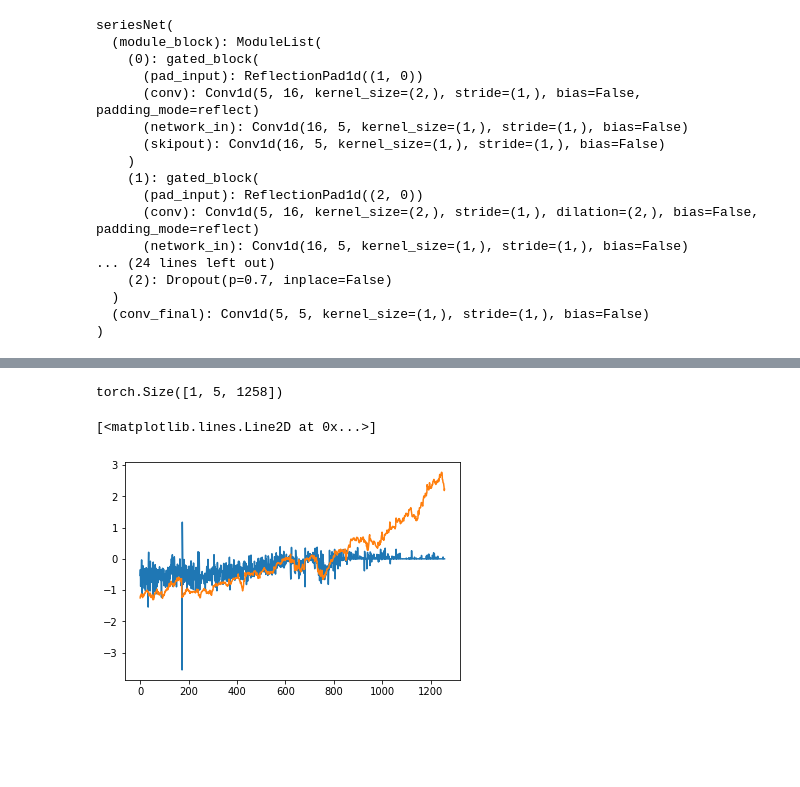
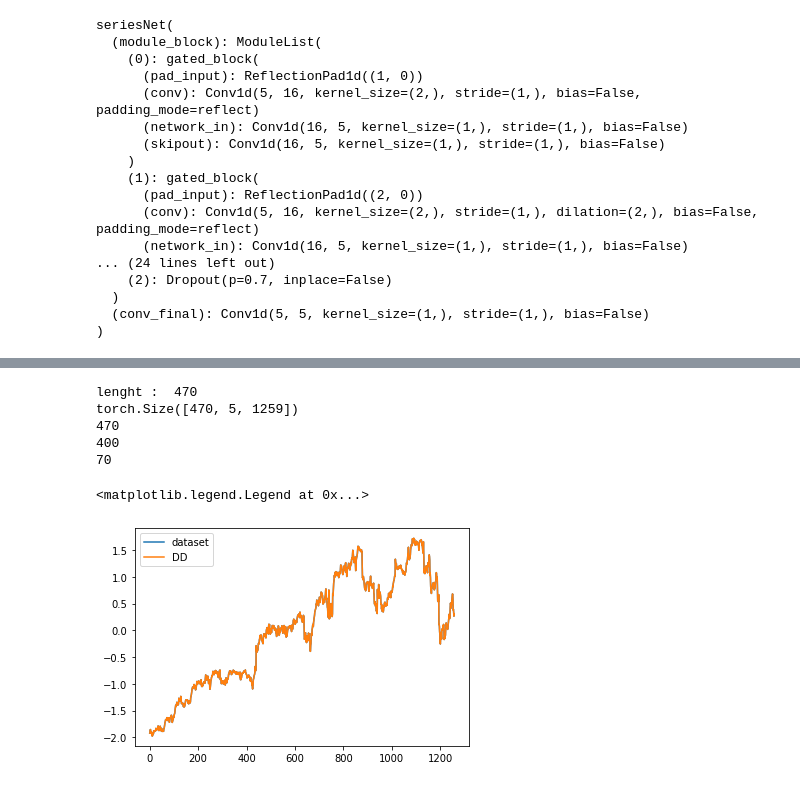
Before and after one commit to mdurandgasselin/IFT-725-TimeSeries, a Jupyter notebook: test_seriesNet.ipynb, the cells around one changed output, grey strips where cells are left out. Saved outputs shown, nothing was run; the diff lists cells and outputs as text; code cells hidden in the pictures; blank space fills up the shorter version.

Commit message:
ajout class dataset pour seriesnet

```diff
--- a/test_seriesNet.ipynb
+++ b/test_seriesNet.ipynb
@@ -13,14 +16,0 @@ import matplotlib.pyplot as plt
-# %%
-action_1 = action('A_data.csv')
-#action_2 = action('A_data.csv')
-#a = [action_1.to_tensor(), action_2.to_tensor()]
-#a = np.stack(a, axis=0)
-#CC = torch.tensor(a)
-#myAction.data.head()
-#print(myAction.data[['open','high','low','close','volume']].to_numpy()[:,1:-1].dtype)
-#print(myAction.data.to_numpy(dtype='float64')[:,1:-1].dtype)
-all_files = glob.glob(".\\individual_stocks_5yr/" + "/*.csv")
-
-DD = load_dataset(".\\individual_stocks_5yr\\")
-
-DD.size()
@@ -144,11 +97,25 @@ test 3
-# %%
-i=random.choice(np.arange(470))
-
-output = myModel(data[i:i+1])
-print(output.size())
-plt.plot(output[0,1].detach().numpy())
-plt.plot(target[i,1])
-# %% [output]
-torch.Size([1, 5, 1258])
-[<matplotlib.lines.Line2D at 0x...>]
-[figure, removed]
+# %%
+importlib.reload(fn_500_dataset)
+dataset = fn_500_dataset.ActionDataset(".\\individual_stocks_5yr/", normalise=True)
+dataset_train, data_test = dataset[0:400].float(), dataset[400:].float() #torch.utils.data.random_split(dataset, [400,70])
+print(len(dataset))
+print(len(dataset_train))
+print(len(data_test))
+training_loader = DataLoader(dataset_train, batch_size=10, shuffle=False, drop_last=False)
+# %% [output]
+lenght :  470
+torch.Size([470, 5, 1259])
+470
+400
+70
+# %%
+a = dataset[0:400]
+i=random.randint(0,400)
+plt.plot(dataset[i][1],label='dataset')
+AA = (DD - DD.mean(axis=2).reshape(470,5,1)) / DD.std(axis=2).reshape(470,5,1)
+plt.plot(AA[i,1], label='DD')
+plt.legend()
+#print(a.size() == DD[0:400].size())
+# %% [output]
+<matplotlib.legend.Legend at 0x...>
+[figure, added]
```
Also changed, not shown: parts of 12 cells of this notebook, 1 other file.
